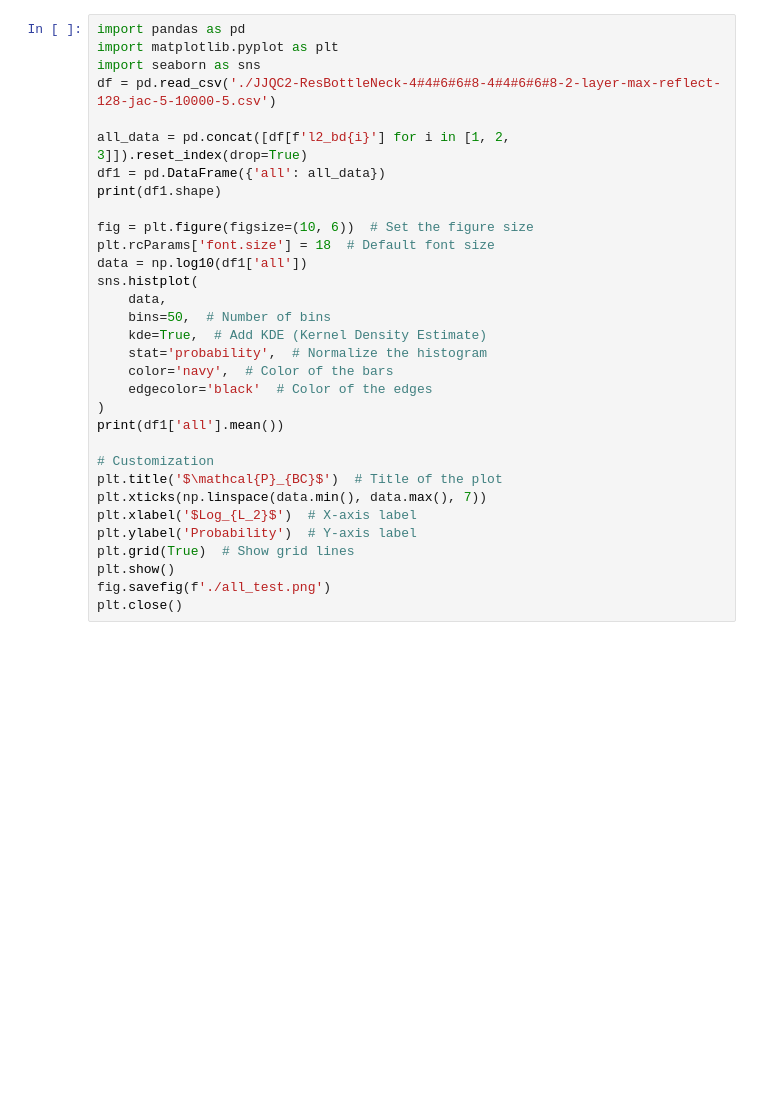
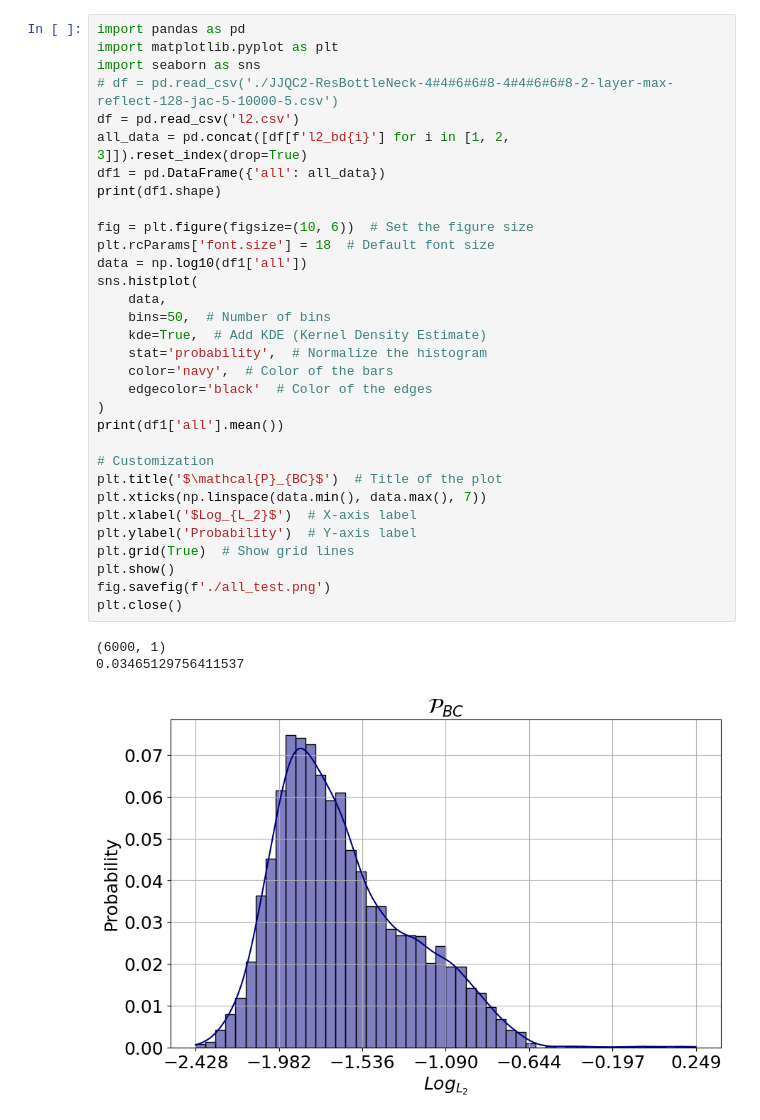
Before and after one commit to dljjqy/DSM, a Jupyter notebook: fit_heat/DeepLearning_test.ipynb, the cells around one changed output. Saved outputs shown, nothing was run; the diff lists cells and outputs as text; blank space fills up the shorter version.

```diff
--- a/fit_heat/DeepLearning_test.ipynb
+++ b/fit_heat/DeepLearning_test.ipynb
@@ -212,32 +219,36 @@ for i in [1, 2, 3]:
 # %%
 import pandas as pd
 import matplotlib.pyplot as plt
 import seaborn as sns
-df = pd.read_csv('./JJQC2-ResBottleNeck-4#4#6#6#8-4#4#6#6#8-2-layer-max-reflect-128-jac-5-10000-5.csv')
-
+# df = pd.read_csv('./JJQC2-ResBottleNeck-4#4#6#6#8-4#4#6#6#8-2-layer-max-reflect-128-jac-5-10000-5.csv')
+df = pd.read_csv('l2.csv')
 all_data = pd.concat([df[f'l2_bd{i}'] for i in [1, 2, 3]]).reset_index(drop=True)
 df1 = pd.DataFrame({'all': all_data})
 print(df1.shape)
 
 fig = plt.figure(figsize=(10, 6))  # Set the figure size
 plt.rcParams['font.size'] = 18  # Default font size
 data = np.log10(df1['all'])
 sns.histplot(
 	data,
 	bins=50,  # Number of bins
 	kde=True,  # Add KDE (Kernel Density Estimate)
 	stat='probability',  # Normalize the histogram
 	color='navy',  # Color of the bars
 	edgecolor='black'  # Color of the edges
 )
 print(df1['all'].mean())
 
 # Customization
 plt.title('$\mathcal{P}_{BC}$')  # Title of the plot
 plt.xticks(np.linspace(data.min(), data.max(), 7))
 plt.xlabel('$Log_{L_2}$')  # X-axis label
 plt.ylabel('Probability')  # Y-axis label
 plt.grid(True)  # Show grid lines
 plt.show()
 fig.savefig(f'./all_test.png')
 plt.close()
+# %% [output]
+(6000, 1)
+0.03465129756411537
+[figure, added]
```
Also changed, not shown: parts of 4 cells of this notebook, 15 other files.
